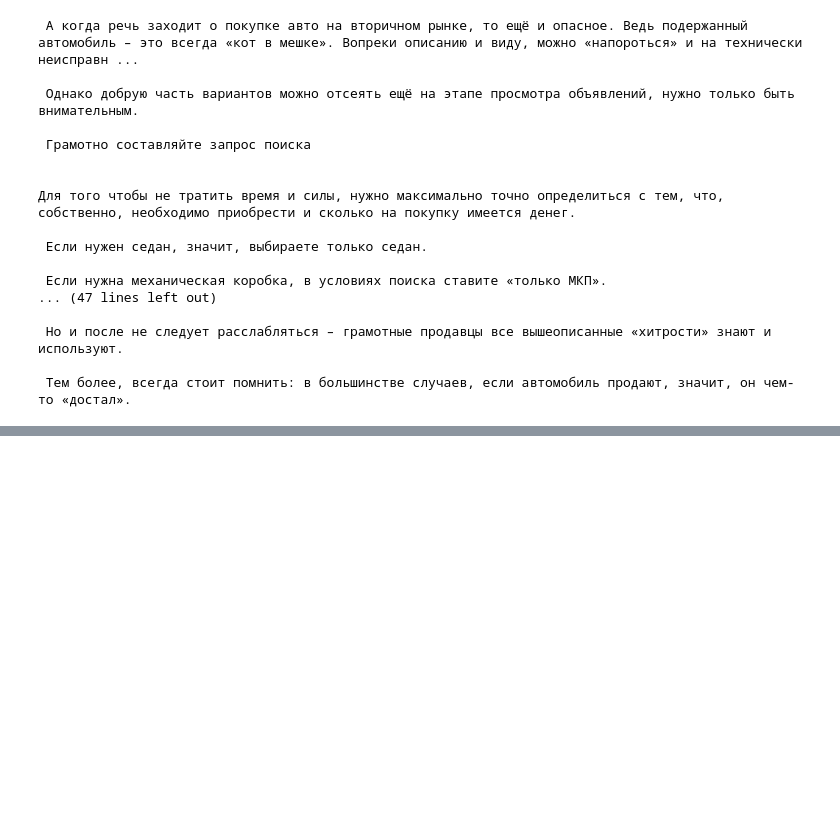
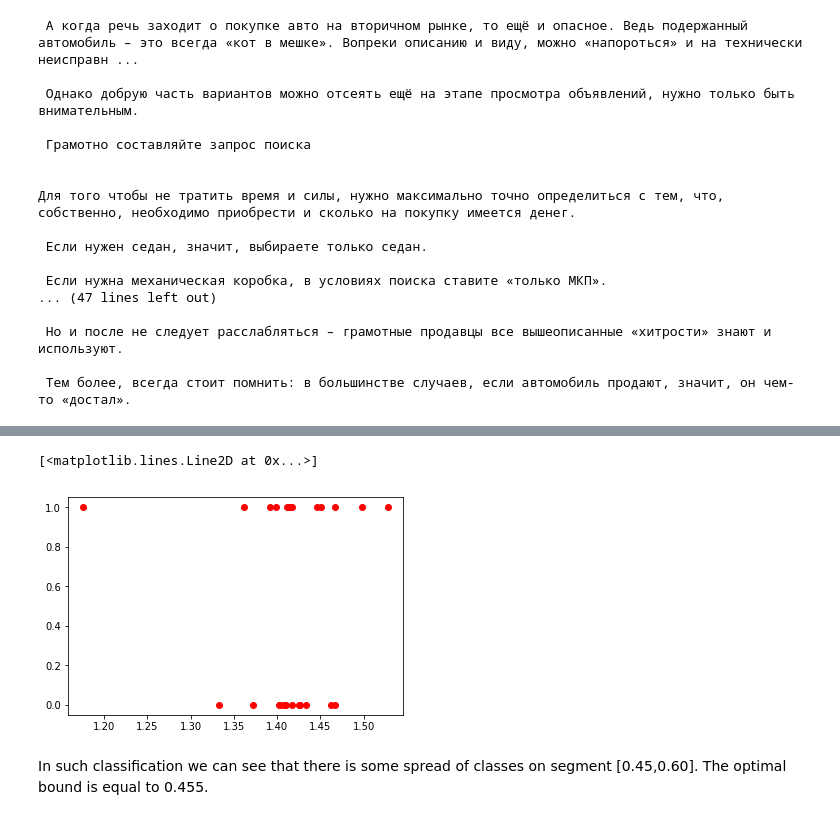
Before and after one commit to ASEDOS999/SearchScript, a Jupyter notebook: SemanticAnalysis/Experiments/TextsClusters/Clusterization.ipynb, the cells around one changed output, grey strips where cells are left out. Drawn from its saved outputs; the diff is of its cells as text; code cells hidden in the pictures; blank space fills up the shorter version.

Commit message:
Add graph for distances

```diff
--- a/SemanticAnalysis/Experiments/TextsClusters/Clusterization.ipynb
+++ b/SemanticAnalysis/Experiments/TextsClusters/Clusterization.ipynb
@@ -52,7 +52,7 @@ with open('data_dict.pickle', 'rb') as f:
     f.close()
 # %%
 from clusterization import trivial_segmentation
-list_texts, TT, new, newest, full_list, sentences = trivial_segmentation(path, model,data_dict)
+list_texts, TT, list_tag_ud = trivial_segmentation(path, model,data_dict)
 # %%
 for i in list_texts:
     print(i, '\n')
@@ -97,3 +99,17 @@ D
  (0.3835265553744843,
   ' Но и после не следует расслабляться – грамотные продавцы все вышеописанные «хитрости» знают и используют.',
   ' Тем более, всегда стоит помнить: в большинстве случаев, если автомобиль продают, значит, он чем-то «достал».')]
+# %%
+marks =[1, 0, 1, 0, 1, 1, 0, 0, 1, 0, 1, 1, 1, 0, 1, 1, 0, 0, 0, 1, 0, 1, 1,0,0,1,1, ]
+x = [i[0] for i in D]
+for ind, i in enumerate(x):
+    if np.isnan([i]).any():
+        x[ind] = max(x)
+import matplotlib.pyplot as plt
+% matplotlib inline
+plt.plot(x, marks, 'ro')
+# %% [output]
+[<matplotlib.lines.Line2D at 0x...>]
+[figure, added]
+# %% [markdown]
+In such classification we can see that there is some spread of classes on segment [0.45,0.60]. The optimal bound is equal to 0.455.
```
Also changed, not shown: parts of 2 cells of this notebook, 1 other file.
